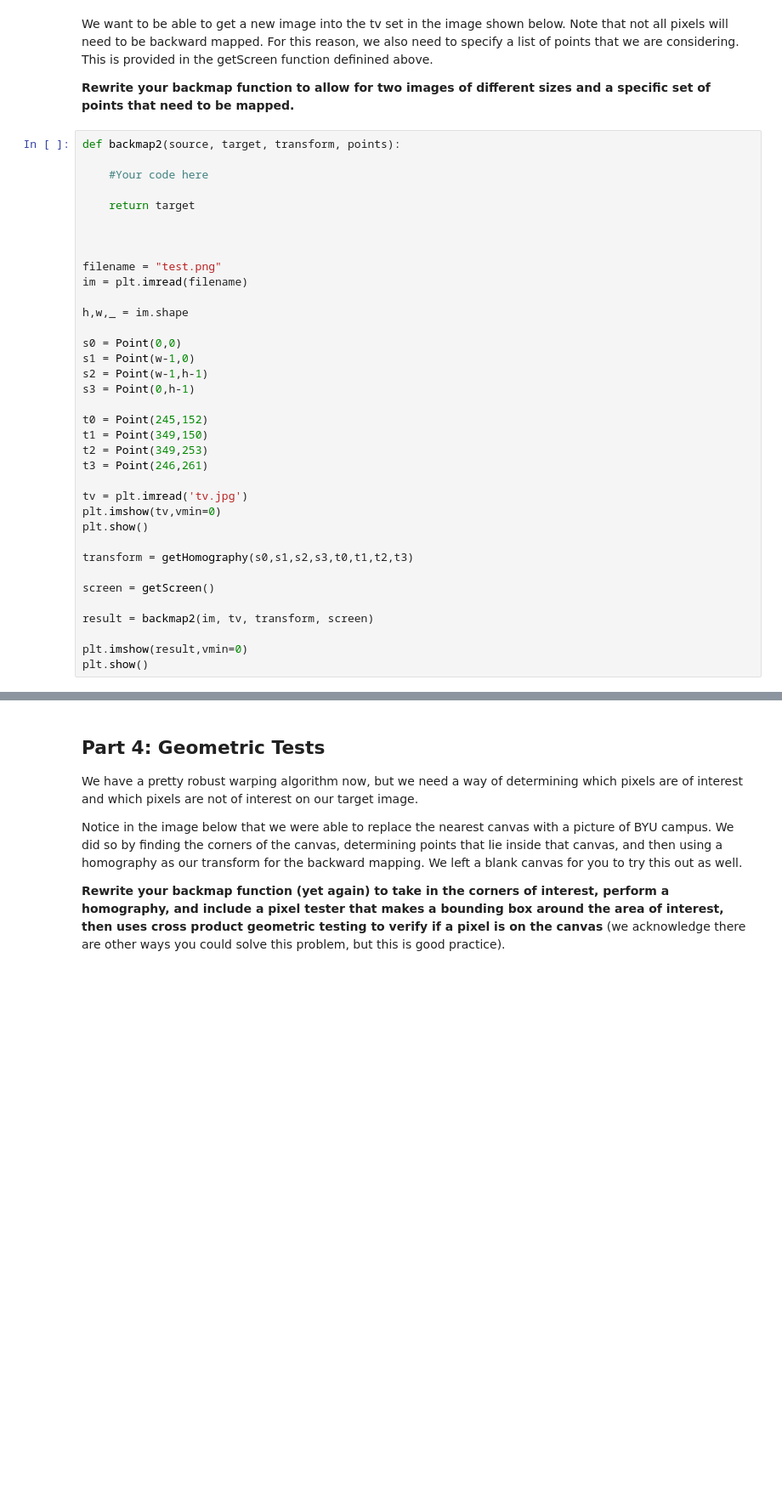
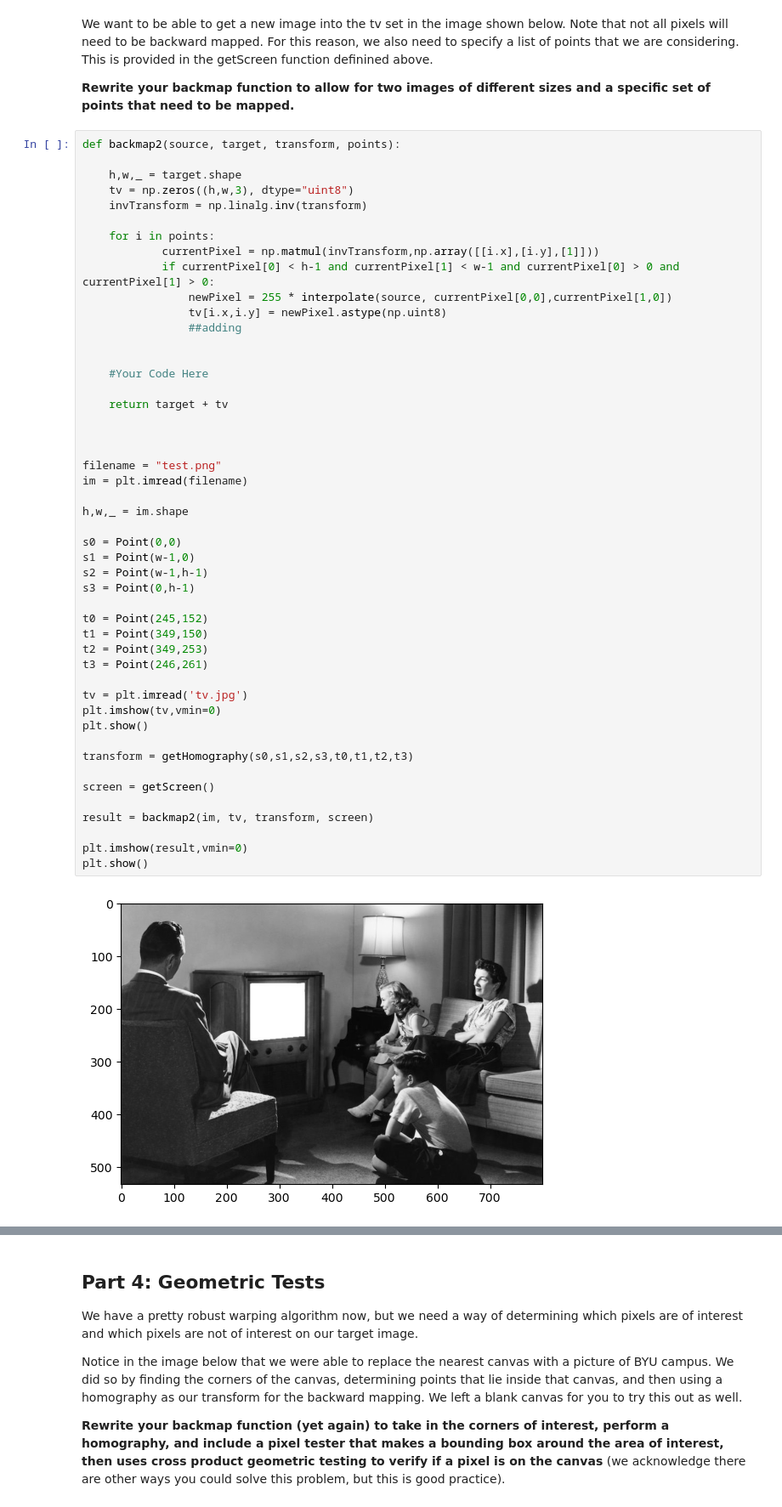
Before and after one commit to BensonP/School-Projects, a Jupyter notebook: CS355/Lab9/Lab9-ImageWarping.ipynb, the cells around one changed output, grey strips where cells are left out. Shown at 85% size. Cells and saved outputs as stored; diff of their text form; blank space fills up the shorter version.

```diff
--- a/CS355/Lab9/Lab9-ImageWarping.ipynb
+++ b/CS355/Lab9/Lab9-ImageWarping.ipynb
@@ -173,36 +167,50 @@ We want to be able to get a new image into the tv set in the image shown below.
 # %%
 def backmap2(source, target, transform, points):
 
-    #Your code here
+    h,w,_ = target.shape
+    tv = np.zeros((h,w,3), dtype="uint8")
+    invTransform = np.linalg.inv(transform)
 
-    return target
+    for i in points:
+            currentPixel = np.matmul(invTransform,np.array([[i.x],[i.y],[1]]))
+            if currentPixel[0] < h-1 and currentPixel[1] < w-1 and currentPixel[0] > 0 and currentPixel[1] > 0:
+                newPixel = 255 * interpolate(source, currentPixel[0,0],currentPixel[1,0])
+                tv[i.x,i.y] = newPixel.astype(np.uint8)
+                ##adding
+
+
+    #Your Code Here
+
+    return target + tv
 
 
 
 filename = "test.png"
 im = plt.imread(filename)
 
 h,w,_ = im.shape
 
 s0 = Point(0,0)
 s1 = Point(w-1,0)
 s2 = Point(w-1,h-1)
 s3 = Point(0,h-1)
 
 t0 = Point(245,152)
 t1 = Point(349,150)
 t2 = Point(349,253)
 t3 = Point(246,261)
 
 tv = plt.imread('tv.jpg')
 plt.imshow(tv,vmin=0)
 plt.show()
 
 transform = getHomography(s0,s1,s2,s3,t0,t1,t2,t3)
 
 screen = getScreen()
 
 result = backmap2(im, tv, transform, screen)
 
 plt.imshow(result,vmin=0)
 plt.show()
+# %% [output]
+[figure, added]
```
Also changed, not shown: parts of 4 cells of this notebook.
